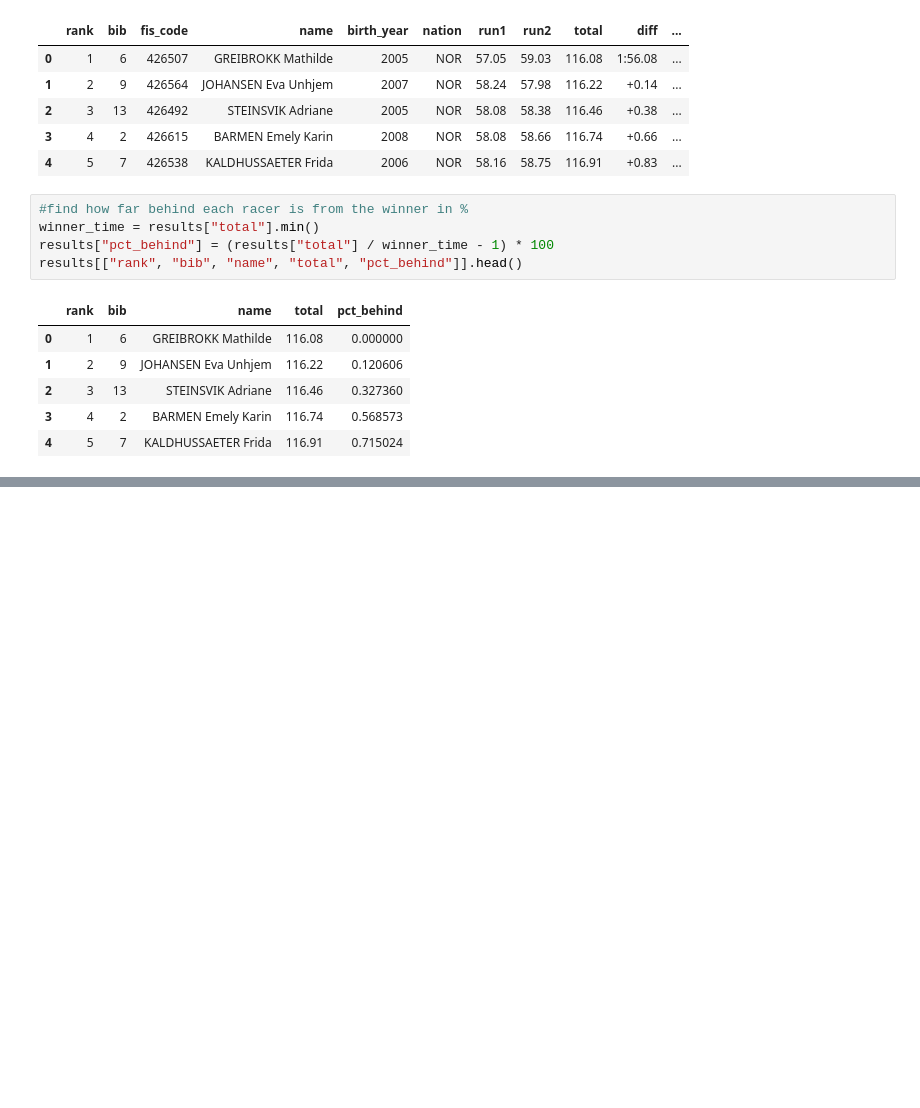
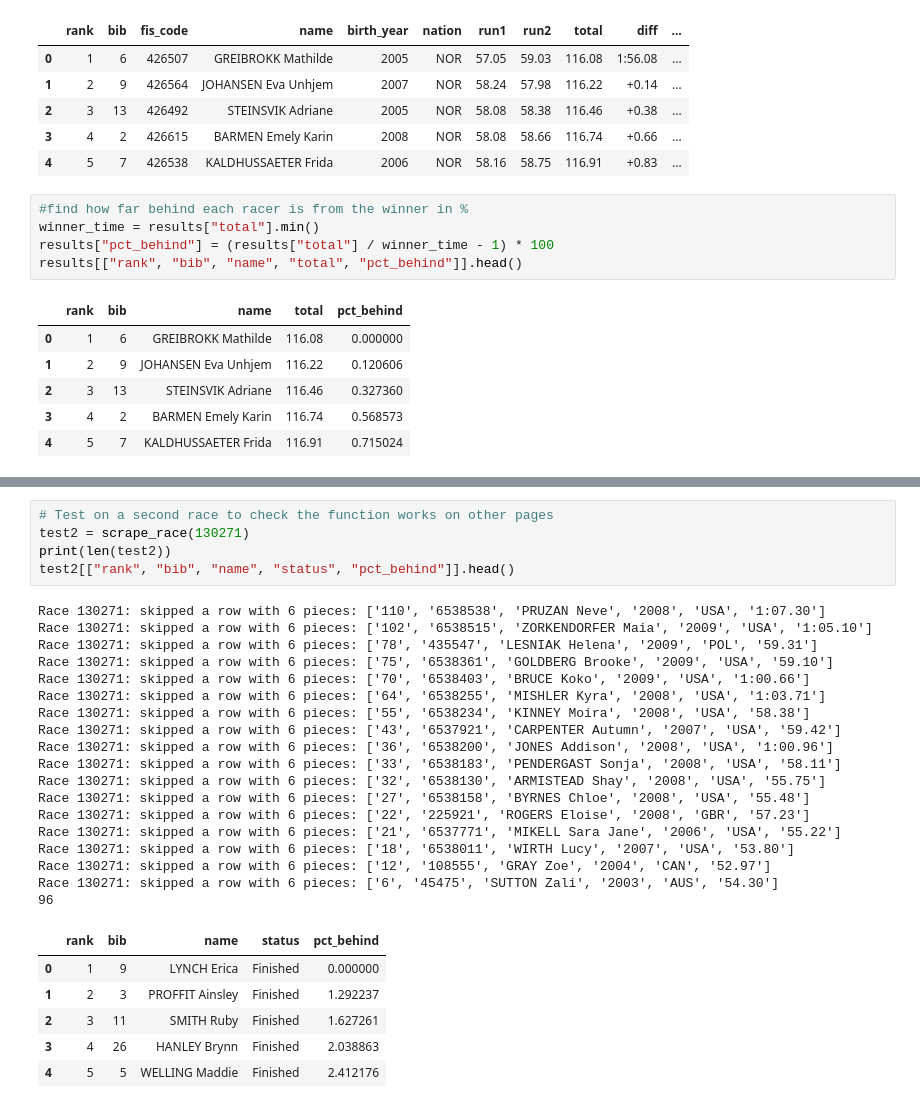
Before and after one commit to mariaaafif/ski, a Jupyter notebook: notebooks/race_one.ipynb, the cells around one changed output, grey strips where cells are left out. Saved outputs shown, nothing was run; the diff lists cells and outputs as text; blank space fills up the shorter version.

```diff
--- a/notebooks/race_one.ipynb
+++ b/notebooks/race_one.ipynb
@@ -161,0 +209,30 @@ results[["rank", "bib", "name", "total", "pct_behind"]].head()
+# %%
+# Test on a second race to check the function works on other pages
+test2 = scrape_race(130271)
+print(len(test2))
+test2[["rank", "bib", "name", "status", "pct_behind"]].head()
+# %% [output]
+Race 130271: skipped a row with 6 pieces: ['110', '6538538', 'PRUZAN Neve', '2008', 'USA', '1:07.30']
+Race 130271: skipped a row with 6 pieces: ['102', '6538515', 'ZORKENDORFER Maia', '2009', 'USA', '1:05.10']
+Race 130271: skipped a row with 6 pieces: ['78', '435547', 'LESNIAK Helena', '2009', 'POL', '59.31']
+Race 130271: skipped a row with 6 pieces: ['75', '6538361', 'GOLDBERG Brooke', '2009', 'USA', '59.10']
+Race 130271: skipped a row with 6 pieces: ['70', '6538403', 'BRUCE Koko', '2009', 'USA', '1:00.66']
+Race 130271: skipped a row with 6 pieces: ['64', '6538255', 'MISHLER Kyra', '2008', 'USA', '1:03.71']
+Race 130271: skipped a row with 6 pieces: ['55', '6538234', 'KINNEY Moira', '2008', 'USA', '58.38']
+Race 130271: skipped a row with 6 pieces: ['43', '6537921', 'CARPENTER Autumn', '2007', 'USA', '59.42']
+Race 130271: skipped a row with 6 pieces: ['36', '6538200', 'JONES Addison', '2008', 'USA', '1:00.96']
+Race 130271: skipped a row with 6 pieces: ['33', '6538183', 'PENDERGAST Sonja', '2008', 'USA', '58.11']
+Race 130271: skipped a row with 6 pieces: ['32', '6538130', 'ARMISTEAD Shay', '2008', 'USA', '55.75']
+Race 130271: skipped a row with 6 pieces: ['27', '6538158', 'BYRNES Chloe', '2008', 'USA', '55.48']
+Race 130271: skipped a row with 6 pieces: ['22', '225921', 'ROGERS Eloise', '2008', 'GBR', '57.23']
+Race 130271: skipped a row with 6 pieces: ['21', '6537771', 'MIKELL Sara Jane', '2006', 'USA', '55.22']
+Race 130271: skipped a row with 6 pieces: ['18', '6538011', 'WIRTH Lucy', '2007', 'USA', '53.80']
+Race 130271: skipped a row with 6 pieces: ['12', '108555', 'GRAY Zoe', '2004', 'CAN', '52.97']
+Race 130271: skipped a row with 6 pieces: ['6', '45475', 'SUTTON Zali', '2003', 'AUS', '54.30']
+96
+|  | rank | bib | name | status | pct_behind |
+| 0 | 1 | 9 | LYNCH Erica | Finished | 0.000000 |
+| 1 | 2 | 3 | PROFFIT Ainsley | Finished | 1.292237 |
+| 2 | 3 | 11 | SMITH Ruby | Finished | 1.627261 |
+| 3 | 4 | 26 | HANLEY Brynn | Finished | 2.038863 |
+| 4 | 5 | 5 | WELLING Maddie | Finished | 2.412176 |
```
Also changed, not shown: parts of 3 cells of this notebook.
